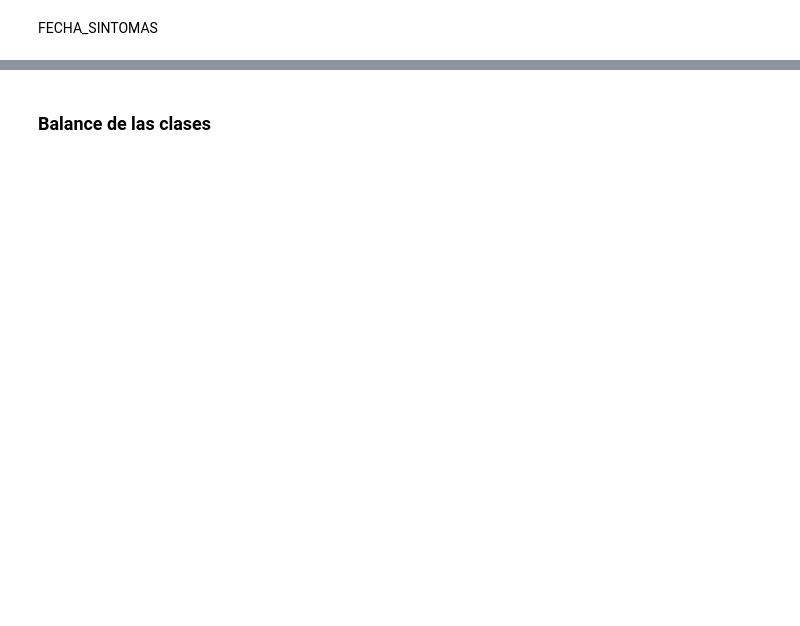
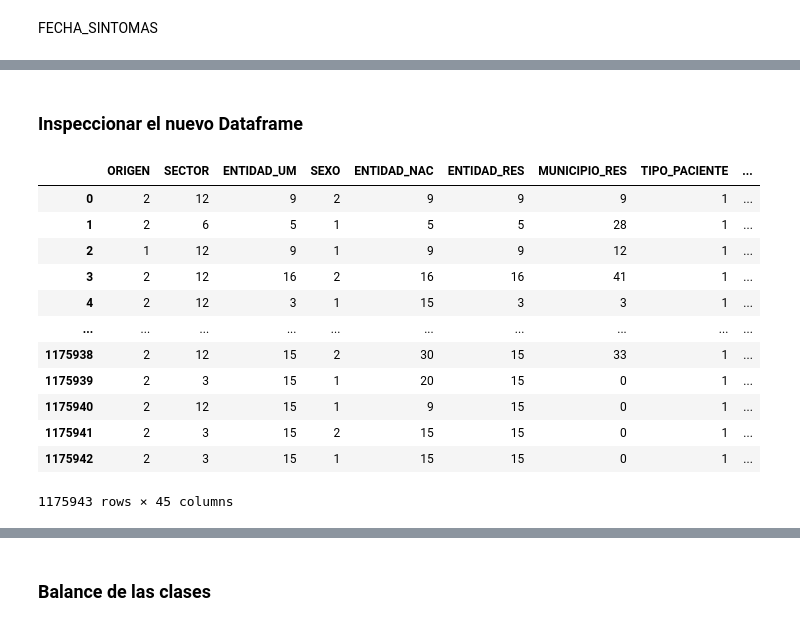
Before and after one commit to VesnaPivac/ML_COVID19-Mexico, a Jupyter notebook: src/features/build_features.ipynb, the cells around one changed output, grey strips where cells are left out. Saved outputs shown, nothing was run; the diff lists cells and outputs as text; code cells hidden in the pictures; blank space fills up the shorter version.

```diff
--- a/src/features/build_features.ipynb
+++ b/src/features/build_features.ipynb
@@ -312,0 +475,18 @@ nuevo_excel.save('../../references/processed/Catalogos.xlsx')
+# %% [markdown]
+### Inspeccionar el nuevo Dataframe
+# %%
+df_transformed
+# %% [output]
+|  | ORIGEN | SECTOR | ENTIDAD_UM | SEXO | ENTIDAD_NAC | ENTIDAD_RES | MUNICIPIO_RES | TIPO_PACIENTE | ... |
+| 0 | 2 | 12 | 9 | 2 | 9 | 9 | 9 | 1 | ... |
+| 1 | 2 | 6 | 5 | 1 | 5 | 5 | 28 | 1 | ... |
+| 2 | 1 | 12 | 9 | 1 | 9 | 9 | 12 | 1 | ... |
+| 3 | 2 | 12 | 16 | 2 | 16 | 16 | 41 | 1 | ... |
+| 4 | 2 | 12 | 3 | 1 | 15 | 3 | 3 | 1 | ... |
+| ... | ... | ... | ... | ... | ... | ... | ... | ... | ... |
+| 1175938 | 2 | 12 | 15 | 2 | 30 | 15 | 33 | 1 | ... |
+| 1175939 | 2 | 3 | 15 | 1 | 20 | 15 | 0 | 1 | ... |
+| 1175940 | 2 | 12 | 15 | 1 | 9 | 15 | 0 | 1 | ... |
+| 1175941 | 2 | 3 | 15 | 2 | 15 | 15 | 0 | 1 | ... |
+| 1175942 | 2 | 3 | 15 | 1 | 15 | 15 | 0 | 1 | ... |
+1175943 rows × 45 columns
```
Also changed, not shown: parts of 75 cells of this notebook.
